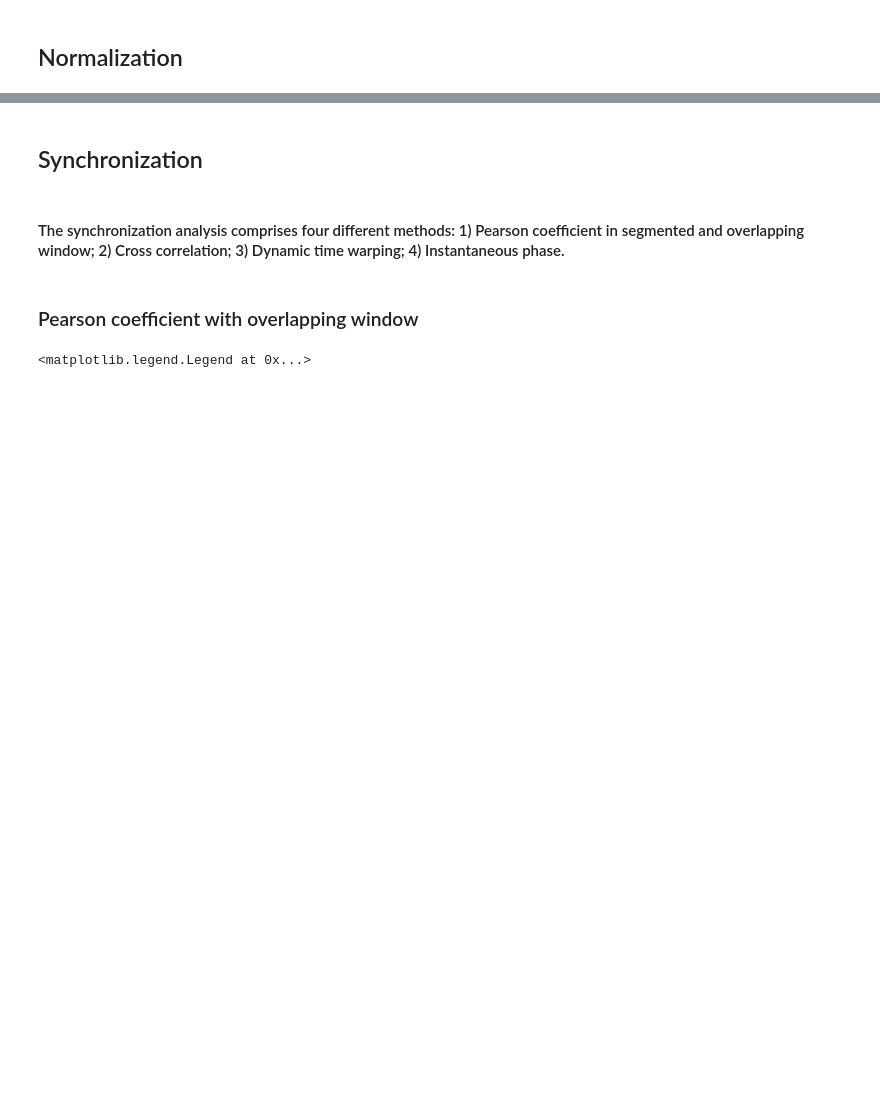
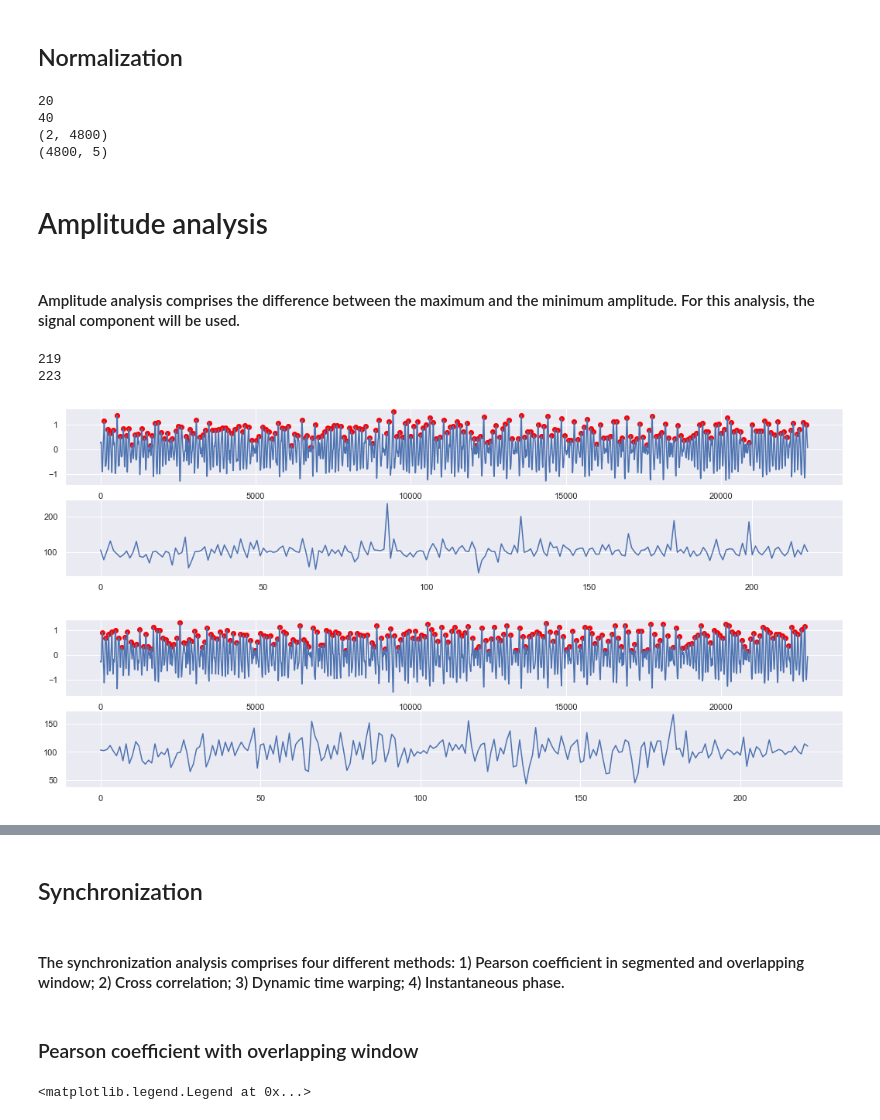
Before and after one commit to luisilva-pro/PhysioOper, a Jupyter notebook: Breath.ipynb, the cells around one changed output, grey strips where cells are left out. Cells and saved outputs as stored; diff of their text form; code cells hidden in the pictures; blank space fills up the shorter version.

```diff
--- a/Breath.ipynb
+++ b/Breath.ipynb
@@ -149,0 +146,14 @@ for ii in range(0, len(comp_resp)):
+# %%
+print(len(z_ds_resp))
+print(len(z_comp_resp))
+print(z_ds_resp[1].shape)
+print(z_comp_resp[1].shape)
+# %% [output]
+20
+40
+(2, 4800)
+(4800, 5)
+# %% [markdown]
+# Amplitude analysis
+# %% [markdown]
+#### Amplitude analysis comprises the difference between the maximum and the minimum amplitude. For this analysis, the signal component will be used.
@@ -149,0 +179,36 @@ for ii in range(0, len(comp_resp)):
+# %%
+# Signal to look at #
+h = .1
+w = 30
+signal = 4
+s_max1 = z_comp_resp[signal][:, 3]
+s_max = np.diff(s_max1[5: -5])
+s_max = s_max * 10
+peaks = si.find_peaks(s_max, height=0.08, width=25)
+# yp = pd.Series(peaks[0])
+# yp = yp.interpolate(limit_direction='both', kind='cubic')
+plt.figure(figsize=[18,4])
+plt.subplot(2,1,1)
+plt.scatter(peaks[0], s_max[peaks[0]], color='red')
+plt.plot(s_max)
+plt.subplot(2,1,2)
+dif_peaks = np.diff(peaks[0])
+plt.plot(dif_peaks)
+
+s_min = -s_max
+valleys = si.find_peaks(s_min, height=0.08, width=25)
+plt.figure(figsize=[18,4])
+plt.subplot(2,1,1)
+plt.scatter(valleys[0], s_min[valleys[0]], color='red')
+plt.plot(s_min)
+plt.subplot(2,1,2)
+dif_valleys = np.diff(valleys[0])
+plt.plot(dif_valleys)
+
+print(len(peaks[0]))
+print(len(valleys[0]))
+# %% [output]
+219
+223
+[figure, added]
+[figure, added]
```
Also changed, not shown: parts of 31 cells of this notebook, 4 other files.
